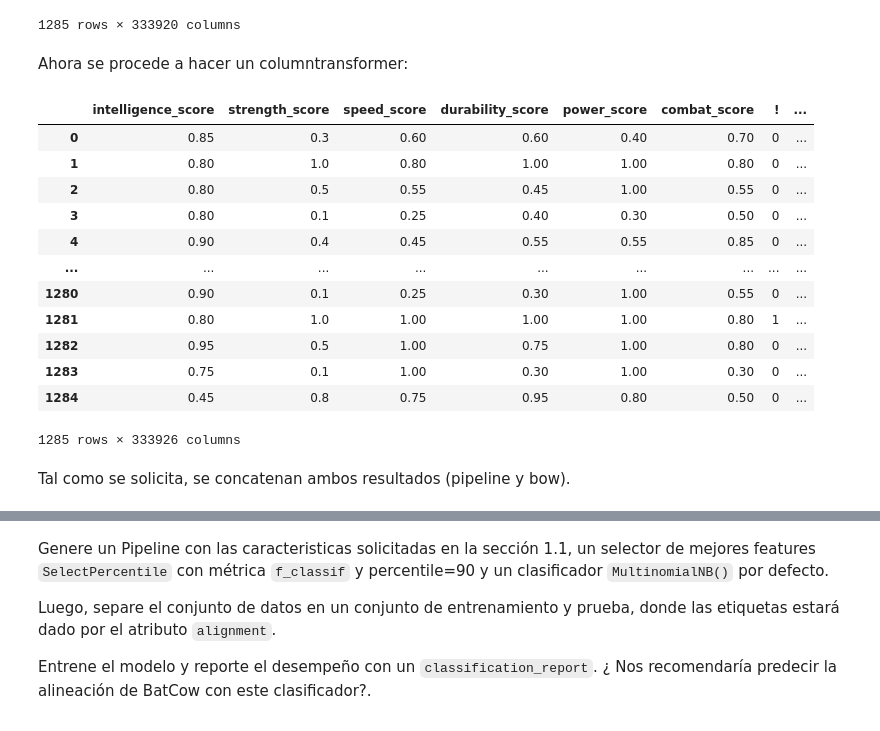
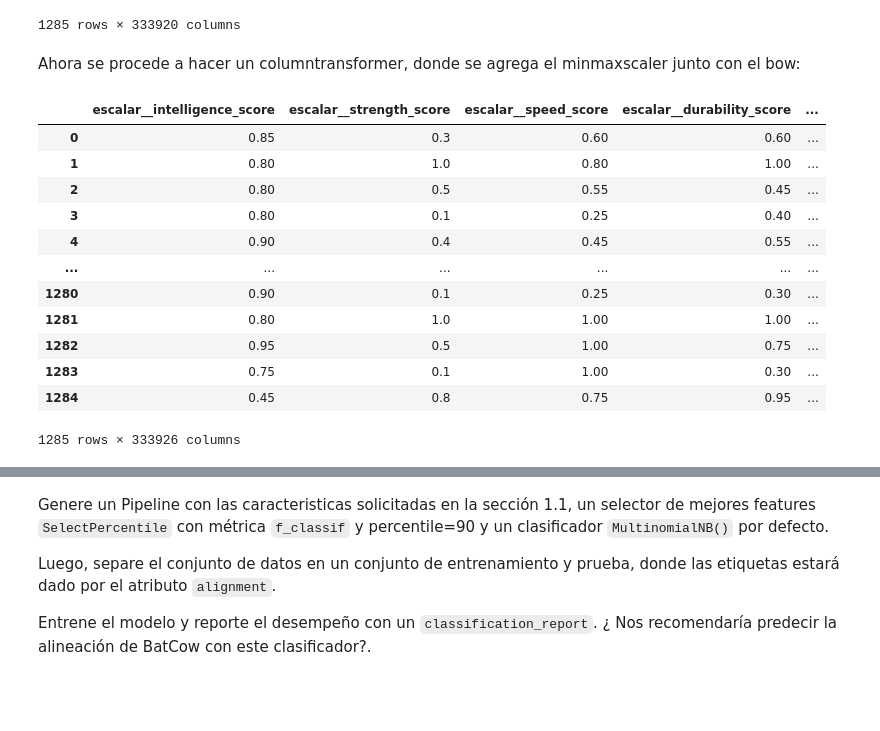
Before and after one commit to mvarasg/MDS7202-Lab-Programacion-Cientifica-MDS, a Jupyter notebook: lab9/Laboratorio9_Respuestas.ipynb, the cells around one changed output, grey strips where cells are left out. Cells and saved outputs as stored; diff of their text form; code cells hidden in the pictures; blank space fills up the shorter version.

```diff
--- a/lab9/Laboratorio9_Respuestas.ipynb
+++ b/lab9/Laboratorio9_Respuestas.ipynb
@@ -312,31 +314,32 @@ df_bow_comics
 | 1284 | 0 | 0 | 0 | 0 | 0 | 0 | 0 | 0 | 0 | 0 | ... | ... |
 1285 rows × 333920 columns
 # %% [markdown]
-Ahora se procede a hacer un columntransformer:
+Ahora se procede a hacer un columntransformer, donde se agrega el minmaxscaler junto con el bow:
 # %%
-atributos_de_interes = ['intelligence_score', 'strength_score', 'speed_score', 'durability_score', 'power_score', 'combat_score']
-column_transformer = ColumnTransformer(transformers = [('escalar', MinMaxScaler(), atributos_de_interes)])
+atributos_de_interes = ['intelligence_score', 'strength_score', 'speed_score', 'durability_score',
+                        'power_score', 'combat_score']
+#Columntransformer
+column_transformer = ColumnTransformer(transformers = [('escalar', MinMaxScaler(), atributos_de_interes),
+                                                       ('BagofWords', CountVectorizer(tokenizer= StemmerTokenizer(),ngram_range=(1,2)), 'history_text')])
 #Pipeline
-
 pipeline = Pipeline([
     ('column_transformer', column_transformer)])
+
 ##Aplicando el pipeline a los atributos de interés:
-transformed_data = pipeline.fit_transform(df_comics)
-df_tranformed = pd.DataFrame(transformed_data, columns = atributos_de_interes)
+transformed_data = pipeline.fit_transform(df_comics).toarray()
+df_tranformed = pd.DataFrame(transformed_data, columns = pipeline[-1].get_feature_names_out())
 df_tranformed
 # %% [output]
-|  | intelligence_score | strength_score | speed_score | durability_score | power_score | combat_score | ! | ... |
-| 0 | 0.85 | 0.3 | 0.60 | 0.60 | 0.40 | 0.70 | 0 | ... |
-| 1 | 0.80 | 1.0 | 0.80 | 1.00 | 1.00 | 0.80 | 0 | ... |
-| 2 | 0.80 | 0.5 | 0.55 | 0.45 | 1.00 | 0.55 | 0 | ... |
-| 3 | 0.80 | 0.1 | 0.25 | 0.40 | 0.30 | 0.50 | 0 | ... |
-| 4 | 0.90 | 0.4 | 0.45 | 0.55 | 0.55 | 0.85 | 0 | ... |
-| ... | ... | ... | ... | ... | ... | ... | ... | ... |
-| 1280 | 0.90 | 0.1 | 0.25 | 0.30 | 1.00 | 0.55 | 0 | ... |
-| 1281 | 0.80 | 1.0 | 1.00 | 1.00 | 1.00 | 0.80 | 1 | ... |
-| 1282 | 0.95 | 0.5 | 1.00 | 0.75 | 1.00 | 0.80 | 0 | ... |
-| 1283 | 0.75 | 0.1 | 1.00 | 0.30 | 1.00 | 0.30 | 0 | ... |
-| 1284 | 0.45 | 0.8 | 0.75 | 0.95 | 0.80 | 0.50 | 0 | ... |
+|  | escalar__intelligence_score | escalar__strength_score | escalar__speed_score | escalar__durability_score | ... |
+| 0 | 0.85 | 0.3 | 0.60 | 0.60 | ... |
+| 1 | 0.80 | 1.0 | 0.80 | 1.00 | ... |
+| 2 | 0.80 | 0.5 | 0.55 | 0.45 | ... |
+| 3 | 0.80 | 0.1 | 0.25 | 0.40 | ... |
+| 4 | 0.90 | 0.4 | 0.45 | 0.55 | ... |
+| ... | ... | ... | ... | ... | ... |
+| 1280 | 0.90 | 0.1 | 0.25 | 0.30 | ... |
+| 1281 | 0.80 | 1.0 | 1.00 | 1.00 | ... |
+| 1282 | 0.95 | 0.5 | 1.00 | 0.75 | ... |
+| 1283 | 0.75 | 0.1 | 1.00 | 0.30 | ... |
+| 1284 | 0.45 | 0.8 | 0.75 | 0.95 | ... |
 1285 rows × 333926 columns
-# %% [markdown]
-Tal como se solicita, se concatenan ambos resultados (pipeline y bow).
```
Also changed, not shown: parts of 7 cells of this notebook.
